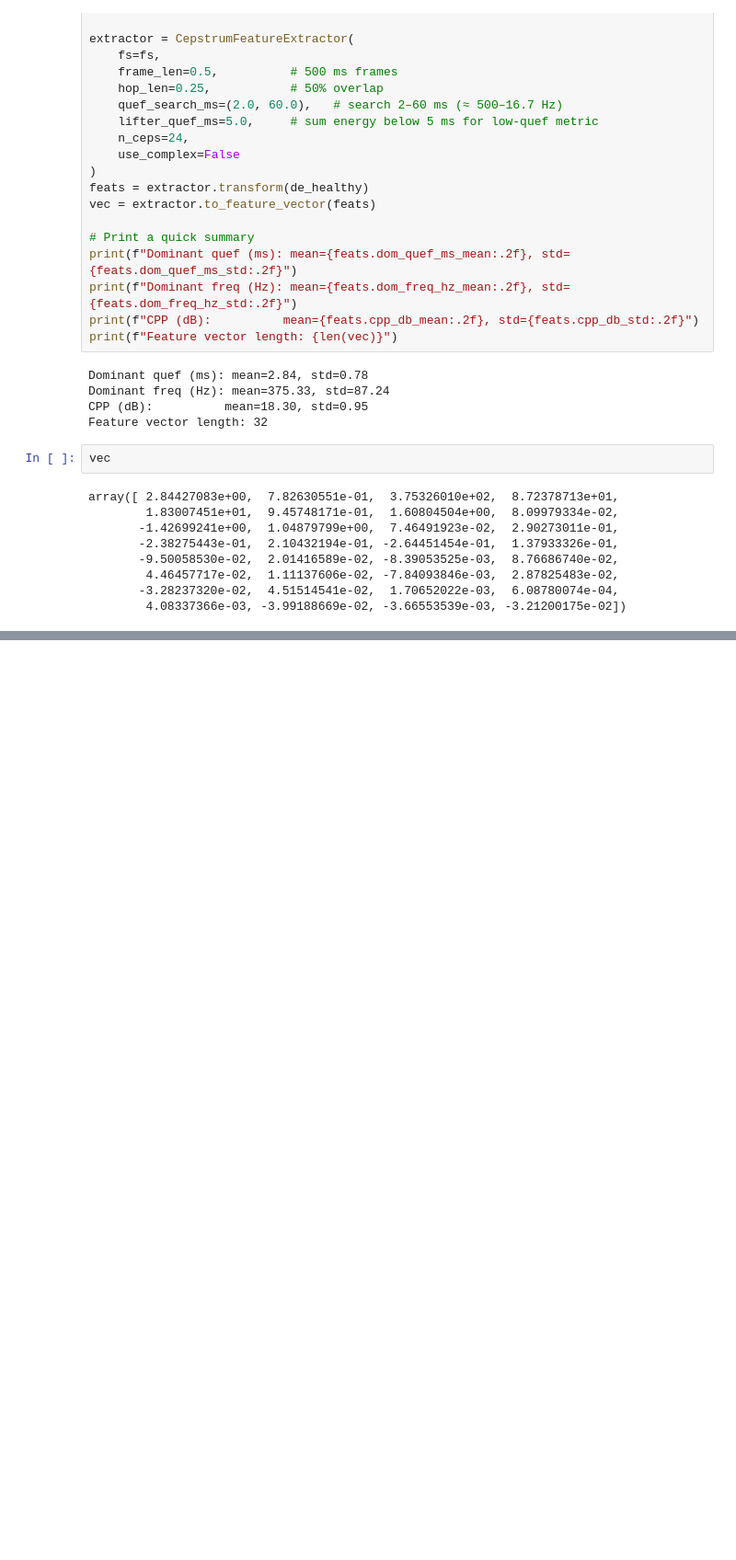
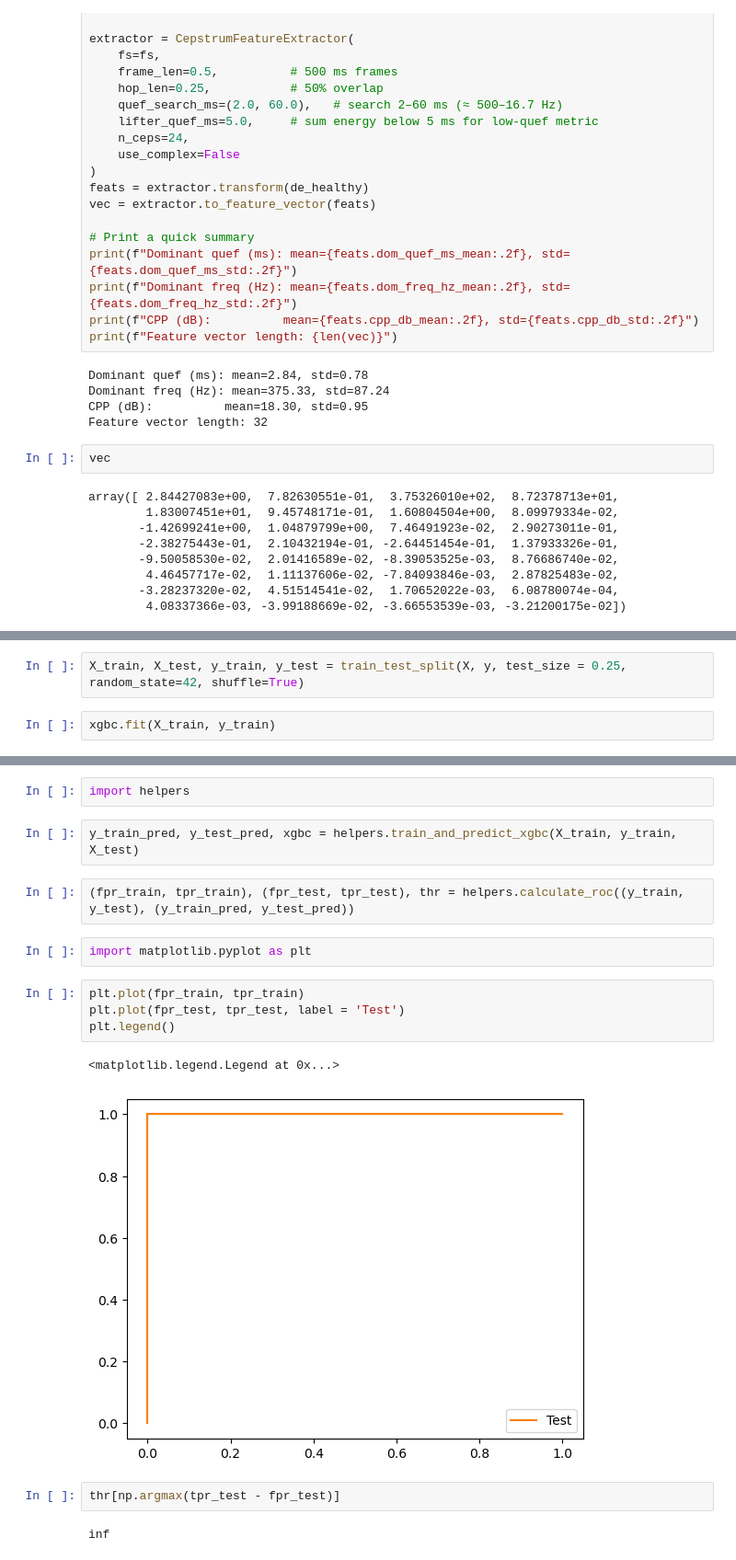
Before and after one commit to AtanasKolevNBU/PhD, a Jupyter notebook: notebooks/cepstrum_fe/cep_fe.ipynb, the cells around one changed output, grey strips where cells are left out. Shown at 92% size. Saved outputs shown, nothing was run; the diff lists cells and outputs as text; blank space fills up the shorter version.

```diff
--- a/notebooks/cepstrum_fe/cep_fe.ipynb
+++ b/notebooks/cepstrum_fe/cep_fe.ipynb
@@ -515,0 +612,4 @@ df_frames
+# %%
+X_train, X_test, y_train, y_test = train_test_split(X, y, test_size = 0.25, random_state=42, shuffle=True)
+# %%
+xgbc.fit(X_train, y_train)
@@ -515,0 +628,19 @@ df_frames
+# %%
+import helpers
+# %%
+y_train_pred, y_test_pred, xgbc = helpers.train_and_predict_xgbc(X_train, y_train, X_test)
+# %%
+(fpr_train, tpr_train), (fpr_test, tpr_test), thr = helpers.calculate_roc((y_train, y_test), (y_train_pred, y_test_pred))
+# %%
+import matplotlib.pyplot as plt
+# %%
+plt.plot(fpr_train, tpr_train)
+plt.plot(fpr_test, tpr_test, label = 'Test')
+plt.legend()
+# %% [output]
+<matplotlib.legend.Legend at 0x...>
+[figure, added]
+# %%
+thr[np.argmax(tpr_test - fpr_test)]
+# %% [output]
+inf
```
Also changed, not shown: parts of 17 cells of this notebook.
